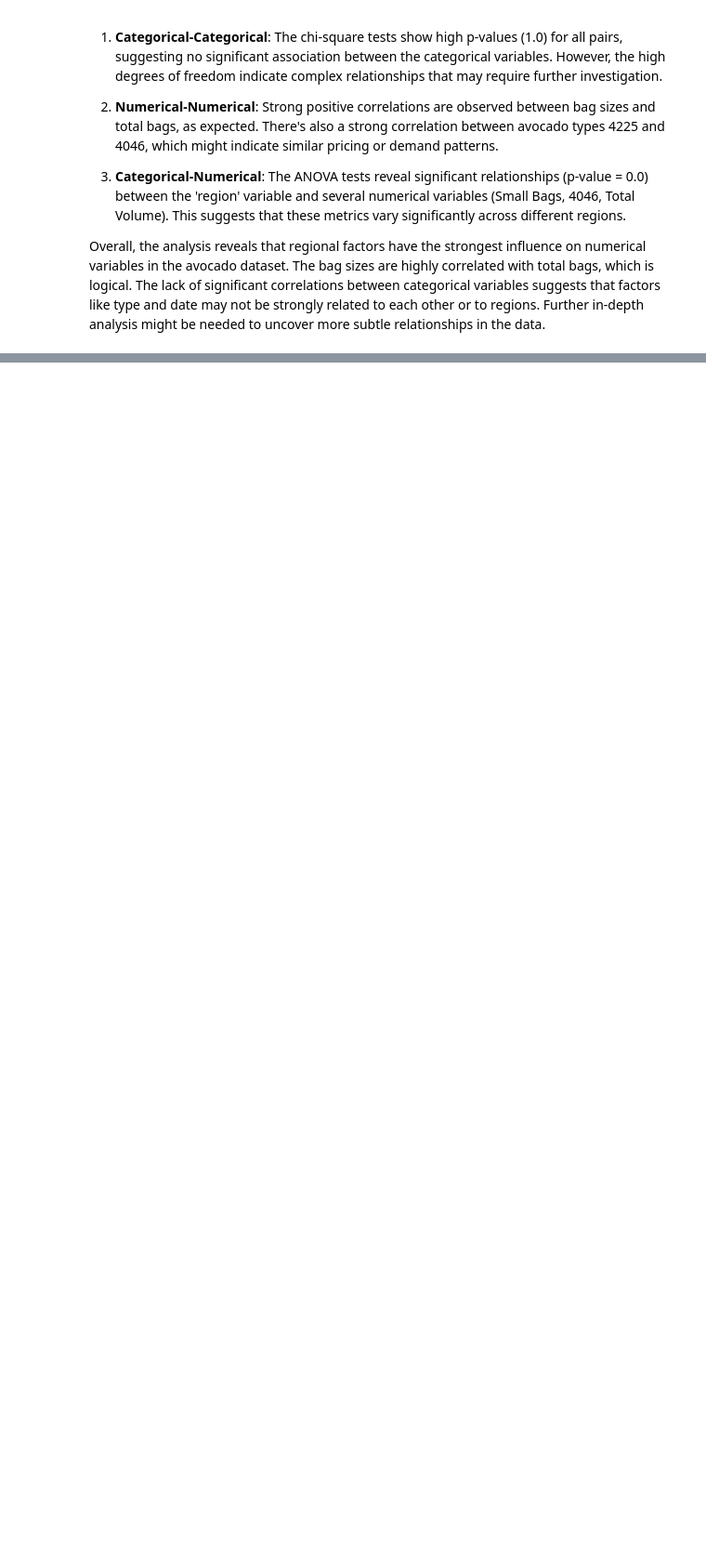
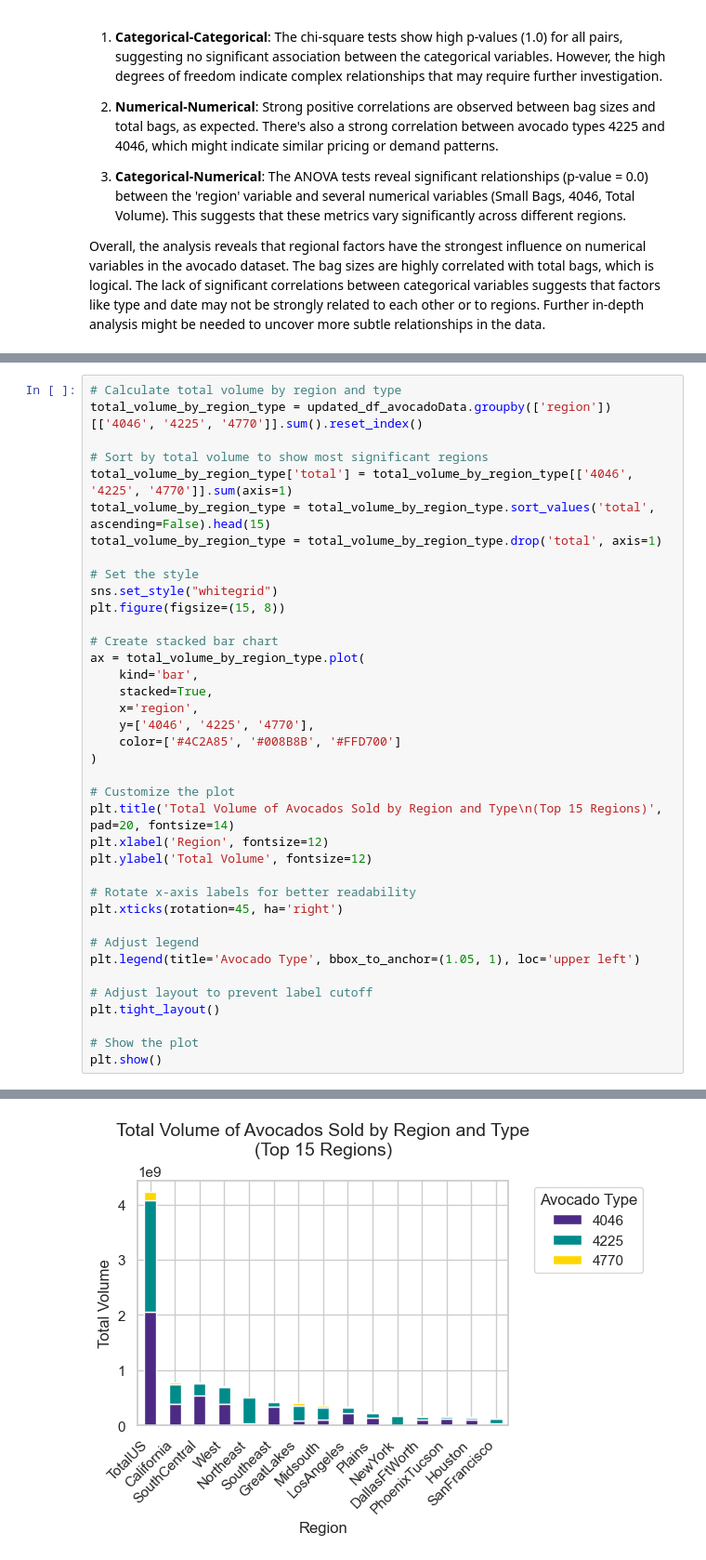
Before and after one commit to VarakanthamSaiHruthikReddy975/AvocadoPricesAnalysis, a Jupyter notebook: Avocado Prices.ipynb, the cells around one changed output, grey strips where cells are left out. Shown: that part at 93% size. Drawn from its saved outputs; the diff is of its cells as text; blank space fills up the shorter version.

```diff
--- a/Avocado Prices.ipynb
+++ b/Avocado Prices.ipynb
@@ -274,0 +373,39 @@ Overall, the analysis reveals that regional factors have the strongest influence
+# %%
+# Calculate total volume by region and type
+total_volume_by_region_type = updated_df_avocadoData.groupby(['region'])[['4046', '4225', '4770']].sum().reset_index()
+
+# Sort by total volume to show most significant regions
+total_volume_by_region_type['total'] = total_volume_by_region_type[['4046', '4225', '4770']].sum(axis=1)
+total_volume_by_region_type = total_volume_by_region_type.sort_values('total', ascending=False).head(15)
+total_volume_by_region_type = total_volume_by_region_type.drop('total', axis=1)
+
+# Set the style
+sns.set_style("whitegrid")
+plt.figure(figsize=(15, 8))
+
+# Create stacked bar chart
+ax = total_volume_by_region_type.plot(
+    kind='bar',
+    stacked=True,
+    x='region',
+    y=['4046', '4225', '4770'],
+    color=['#4C2A85', '#008B8B', '#FFD700']
+)
+
+# Customize the plot
+plt.title('Total Volume of Avocados Sold by Region and Type\n(Top 15 Regions)', pad=20, fontsize=14)
+plt.xlabel('Region', fontsize=12)
+plt.ylabel('Total Volume', fontsize=12)
+
+# Rotate x-axis labels for better readability
+plt.xticks(rotation=45, ha='right')
+
+# Adjust legend
+plt.legend(title='Avocado Type', bbox_to_anchor=(1.05, 1), loc='upper left')
+
+# Adjust layout to prevent label cutoff
+plt.tight_layout()
+
+# Show the plot
+plt.show()
+# %% [output]
@@ -274,0 +413 @@ Overall, the analysis reveals that regional factors have the strongest influence
+[figure, added]
```
Also changed, not shown: parts of 10 cells of this notebook.
